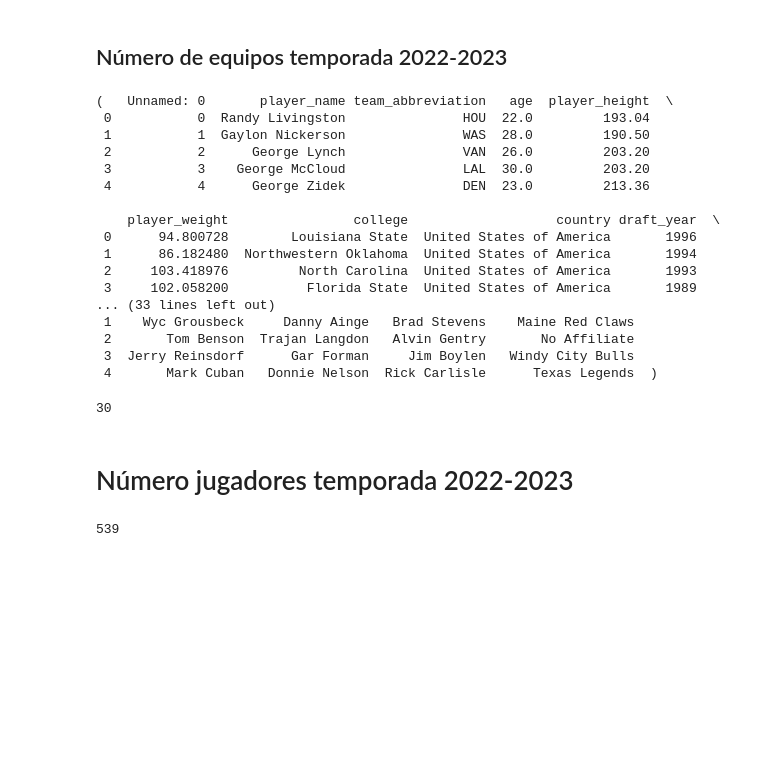
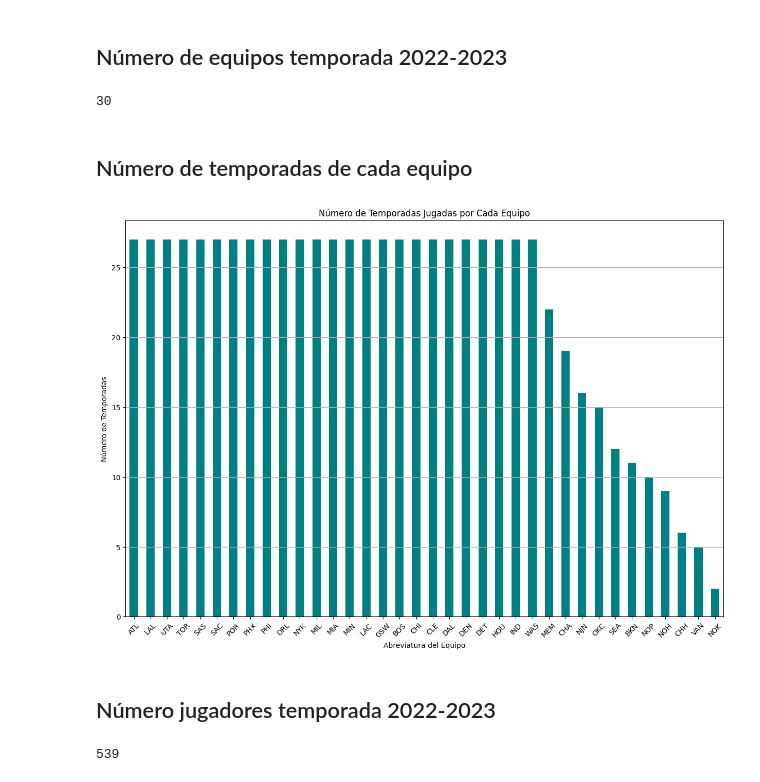
Before and after one commit to adronmarsh/IA, a Jupyter notebook: Sistemas_de_Big_Data/PowerBi/NBA/graphics.ipynb, the cells around one changed output. Cells and saved outputs as stored; diff of their text form; code cells hidden in the pictures; blank space fills up the shorter version.

```diff
--- a/Sistemas_de_Big_Data/PowerBi/NBA/graphics.ipynb
+++ b/Sistemas_de_Big_Data/PowerBi/NBA/graphics.ipynb
@@ -3,30 +30,3 @@
 # %% [markdown]
 ## Número de equipos temporada 2022-2023
-# %%
-import pandas as pd
-
-# Load the datasets
-seasons_data = pd.read_csv('all_seasons.csv')
-teams_data = pd.read_csv('teams.csv')
-
-# Display the first few rows of each dataset to understand their structure
-seasons_data.head(), teams_data.head()
-# %% [output]
-(   Unnamed: 0       player_name team_abbreviation   age  player_height  \
- 0           0  Randy Livingston               HOU  22.0         193.04
- 1           1  Gaylon Nickerson               WAS  28.0         190.50
- 2           2      George Lynch               VAN  26.0         203.20
- 3           3    George McCloud               LAL  30.0         203.20
- 4           4      George Zidek               DEN  23.0         213.36
-
-    player_weight                college                   country draft_year  \
- 0      94.800728        Louisiana State  United States of America       1996
- 1      86.182480  Northwestern Oklahoma  United States of America       1994
- 2     103.418976         North Carolina  United States of America       1993
- 3     102.058200          Florida State  United States of America       1989
-... (33 lines left out)
- 1    Wyc Grousbeck     Danny Ainge   Brad Stevens    Maine Red Claws
- 2       Tom Benson  Trajan Langdon   Alvin Gentry       No Affiliate
- 3  Jerry Reinsdorf      Gar Forman     Jim Boylen   Windy City Bulls
- 4       Mark Cuban   Donnie Nelson  Rick Carlisle      Texas Legends  )
 # %%
@@ -39,6 +39,29 @@ unique_teams_2022_2023 = season_2022_2023['team_abbreviation'].nunique()
 unique_teams_2022_2023
 # %% [output]
 30
+# %% [markdown]
+## Número de temporadas de cada equipo
+# %%
+import matplotlib.pyplot as plt
+# Contar el número de temporadas jugadas por cada equipo
+seasons_played_by_team = seasons_data.groupby('team_abbreviation')['season'].nunique()
+
+# Ordenar los datos para una mejor visualización
+seasons_played_by_team_sorted = seasons_played_by_team.sort_values(ascending=False)
+
+# Crear el gráfico de barras
+plt.figure(figsize=(15, 10))
+seasons_played_by_team_sorted.plot(kind='bar', color='teal')
+plt.title('Número de Temporadas Jugadas por Cada Equipo')
+plt.xlabel('Abreviatura del Equipo')
+plt.ylabel('Número de Temporadas')
+plt.xticks(rotation=45)
+plt.grid(axis='y')
+
+# Mostrar el gráfico
+plt.show()
+# %% [output]
+[figure, added]
 # %% [markdown]
-# Número jugadores temporada 2022-2023
+## Número jugadores temporada 2022-2023
 # %%
```
Also changed, not shown: parts of 8 cells of this notebook, 1 other file.
